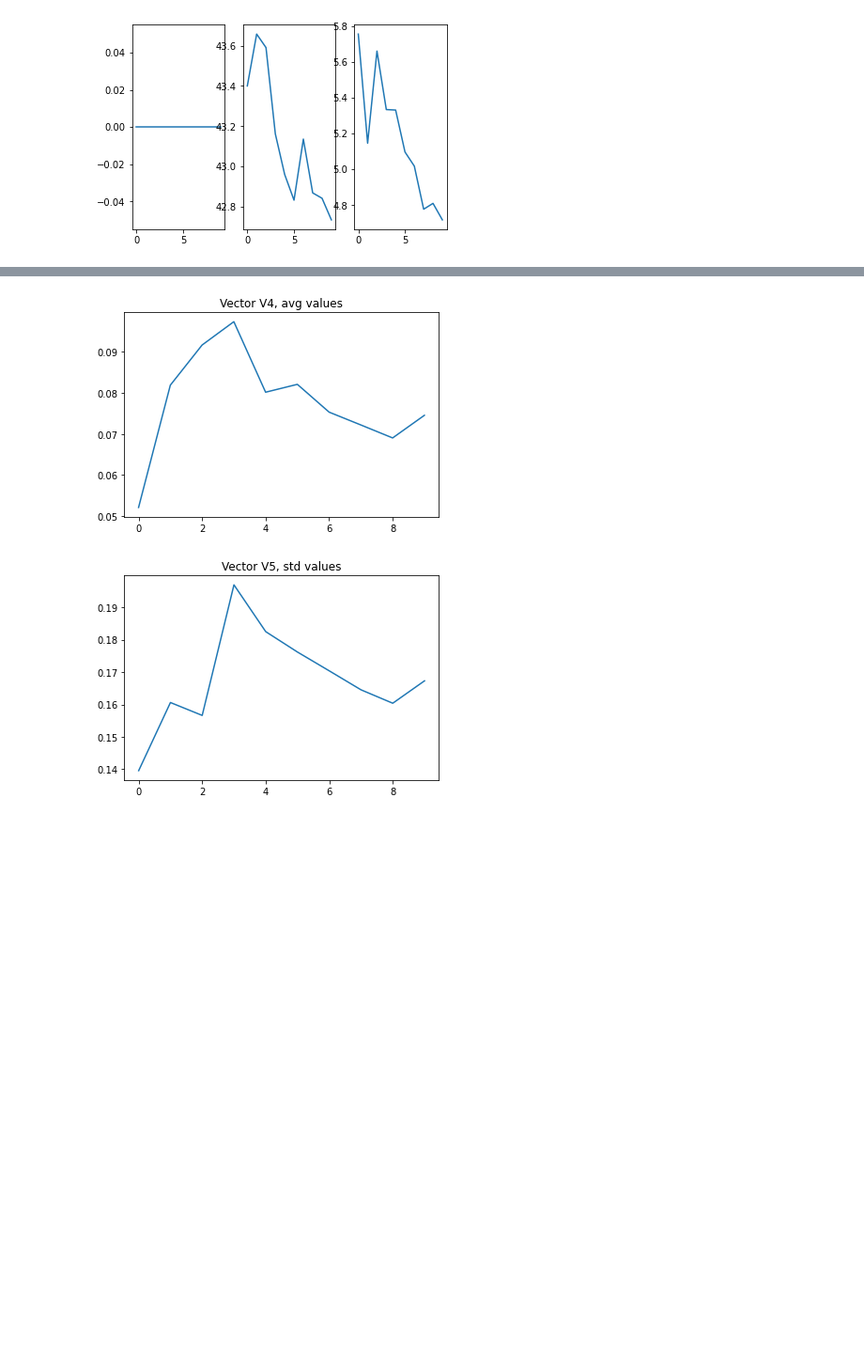
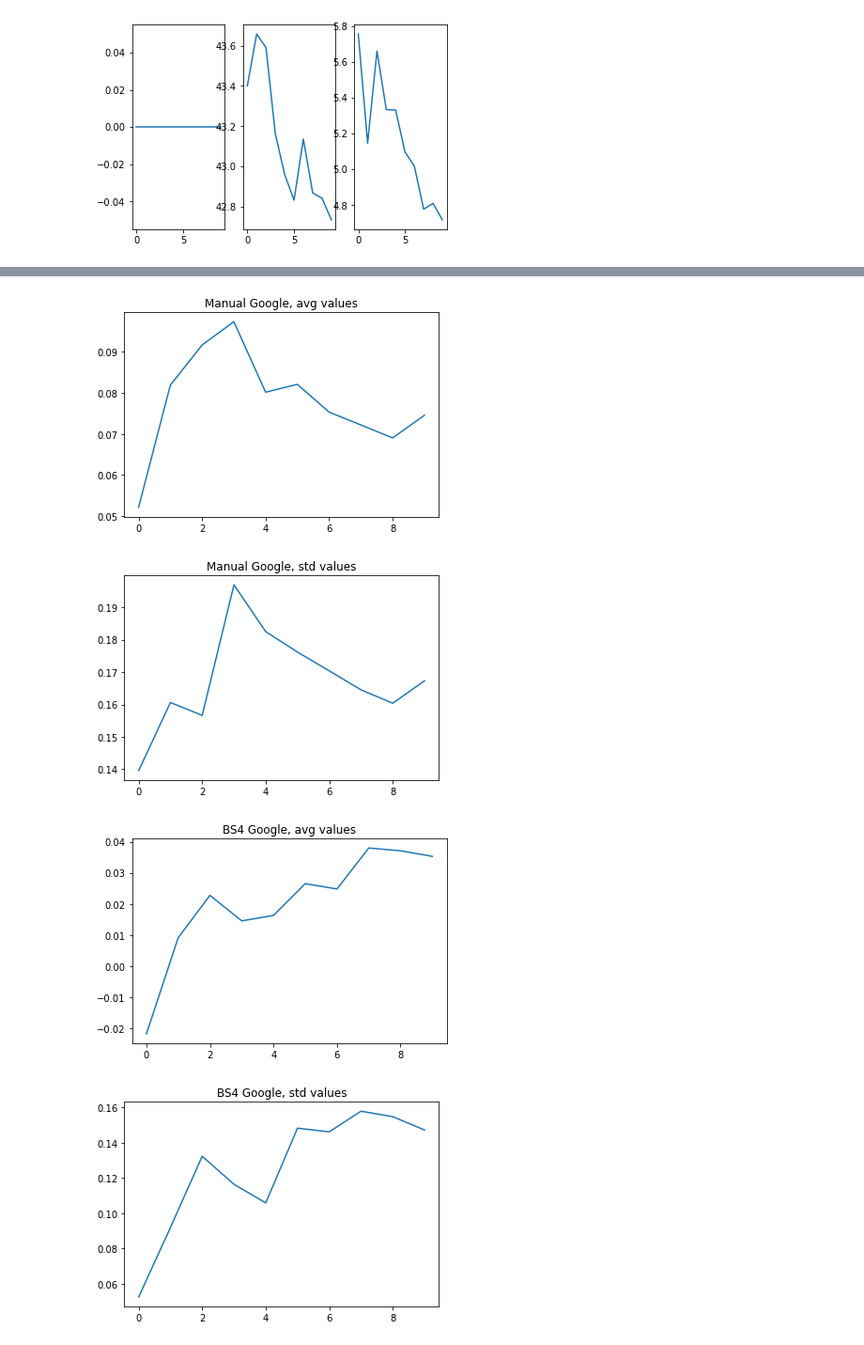
Before and after one commit to vtiinanen/NLP_WuzzyFuzzy, a Jupyter notebook: notebook.ipynb, the cells around one changed output, grey strips where cells are left out. Shown at 94% size. Saved outputs shown, nothing was run; the diff lists cells and outputs as text; code cells hidden in the pictures; blank space fills up the shorter version.

```diff
--- a/notebook.ipynb
+++ b/notebook.ipynb
@@ -229,3 +229,9 @@ Mozilla, Apple register dismay as worries surface over privacy, potential crypto
 Feature (And, also worryingly, its increasing financial cost)
 Exclusive Going green or just plain mean?
 100
+# %%
+with open("gs_scrape.txt") as gs_file:
+    lines = gs_file.readlines()
+    selenium_google_scraped_snippets = [line.rstrip() for line in lines]
+    print(*selenium_google_scraped_snippets[:15], sep='\n')
+    print(len(selenium_google_scraped_snippets))
@@ -392,36 +405,42 @@ the_register_plot.show()
 # %%
 """ Sentiment analysis """
 
 from textblob import TextBlob
 import matplotlib.pyplot as plt
-#print(manually_scraped_snippets[15])
 
-temp = TextBlob(manually_scraped_snippets[0])
+def sentiment_analyze(snippets, title):
+    polarity = []
 
-polarity = []
+    for snippet in snippets:
+        text_blob = TextBlob(snippet)
+        for sentence in text_blob.sentences:
+            temp = (sentence.sentiment.polarity)
+        polarity.append(temp)
 
-for snippet in manually_scraped_snippets:
-    text_blob = TextBlob(snippet)
-    for sentence in text_blob.sentences:
-        temp = (sentence.sentiment.polarity)
-    polarity.append(temp)
+    #vector V4, average values and vector V5 std values
+    V4 = []
+    V5 = []
+    for i in range (10,110,10):
+        V4.append(np.average(polarity[0:i]))
+        V5.append(np.std(polarity[0:i]))
 
-#vector V4, average values and vector V5 std values
-V4 = []
-V5 = []
-for i in range (10,110,10):
-    V4.append(np.average(polarity[0:i]))
-    V5.append(np.std(polarity[0:i]))
+    plt.figure(1)
+    plt.plot(V4)
+    plt.title(title + ", avg values")
+    plt.show()
 
-plt.figure(1)
-plt.plot(V4)
-plt.title("Vector V4, avg values")
-plt.show()
+    plt.figure(2)
+    plt.plot(V5)
+    plt.title(title + ", std values")
+    plt.show()
 
-plt.figure(2)
-plt.plot(V5)
-plt.title("Vector V5, std values")
-plt.show()
+sentiment_analyze(manually_scraped_snippets, 'Manual Google')
+sentiment_analyze(bs4_scraped_snippets, 'BS4 Google')
+sentiment_analyze(bbc_scraped_snippets, 'BS4 BBC')
+sentiment_analyze(the_register_scraped_snippets, 'BS4 The Register')
+sentiment_analyze(selenium_google_scraped_snippets, 'Selenium Google')
 # %% [output]
-[figure, old version]
+[figure, new version]
-[figure, old version]
+[figure, new version]
+[figure, added]
+[figure, added]
```
Also changed, not shown: parts of 8 cells of this notebook, 4 other files.
